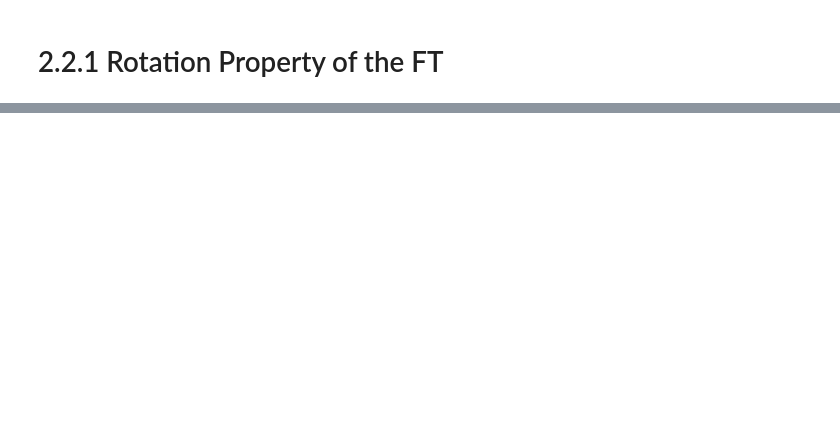
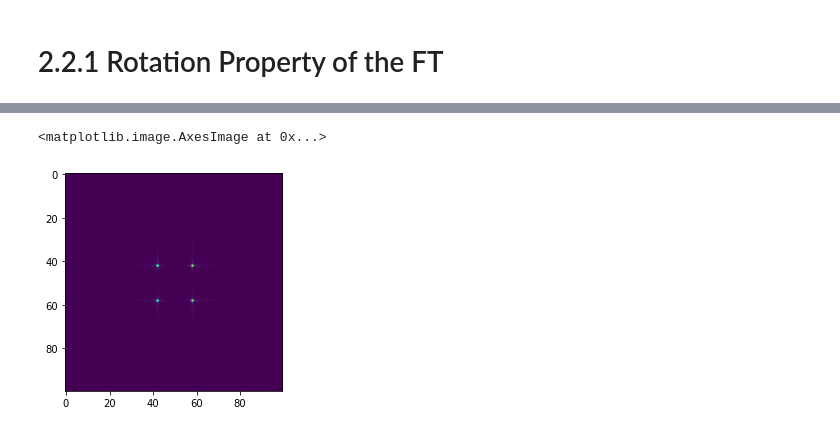
Before and after one commit to Edneil-Soriano/Applied-Physics-157, a Jupyter notebook: Activity 2 Part 2/Code.ipynb, the cells around one changed output, grey strips where cells are left out. Cells and saved outputs as stored; diff of their text form; code cells hidden in the pictures; blank space fills up the shorter version.

```diff
--- a/Activity 2 Part 2/Code.ipynb
+++ b/Activity 2 Part 2/Code.ipynb
@@ -46,0 +67,13 @@ Z_rotated_fft_shifted = np.fft.fftshift (Z_rotated_fft)
+# %%
+# Now we take the products of sinusoids and observe their FTs
+
+Z_prod1 = (np.sin(2*np.pi*f*X))*(np.sin(2*np.pi*f*Y))
+# plt.imshow(Z_prod1, cmap='gray')
+
+Z_prod1_fft = np.fft.fft2(Z_prod1)
+Z_prod1_fft_shifted = np.fft.fftshift(Z_prod1_fft)
+Z_prod1_fft_shifted_abs = np.abs(Z_prod1_fft_shifted)
+plt.imshow(Z_prod1_fft_shifted_abs)
+# %% [output]
+<matplotlib.image.AxesImage at 0x...>
+[figure, added]
```
Also changed, not shown: parts of 3 cells of this notebook, 2 other files.
